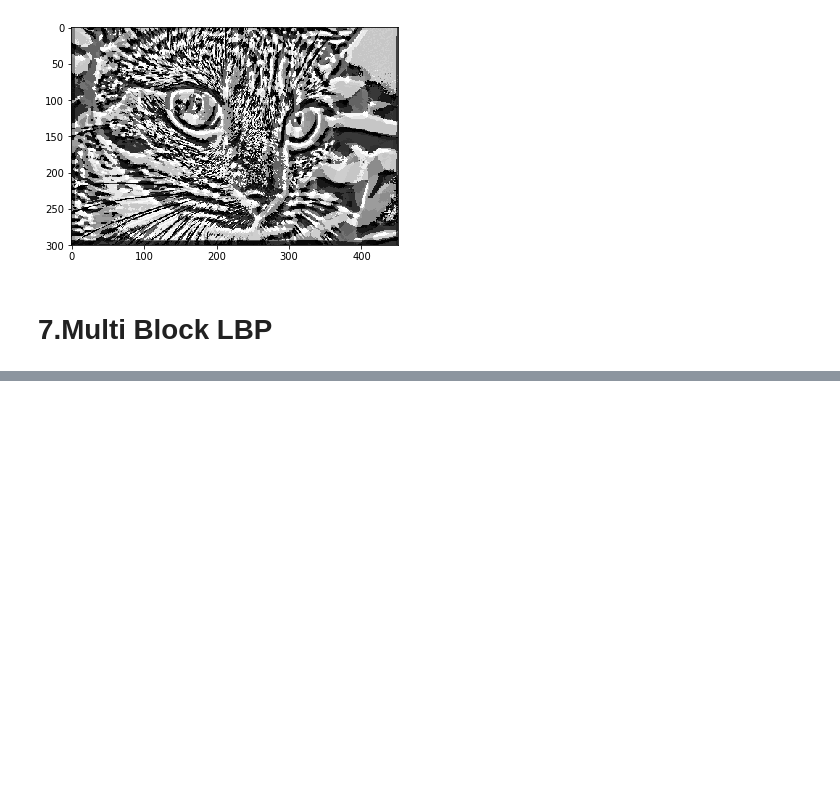
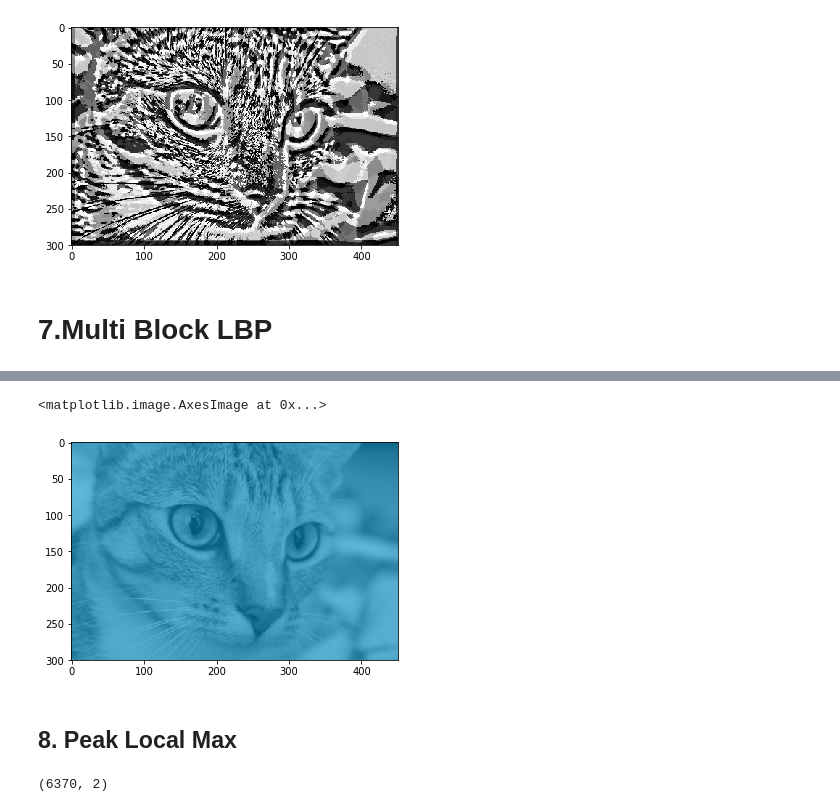
Before and after one commit to juxiangwu/image-processing, a Jupyter notebook: skimage-learning/1.4scikit-image API-Feature.ipynb, the cells around one changed output, grey strips where cells are left out. Drawn from its saved outputs; the diff is of its cells as text; code cells hidden in the pictures; blank space fills up the shorter version.

```diff
--- a/skimage-learning/1.4scikit-image API-Feature.ipynb
+++ b/skimage-learning/1.4scikit-image API-Feature.ipynb
@@ -112,0 +93,15 @@ print(result)
+# %%
+rows,cols = img_gray.shape
+res = feature.draw_multiblock_lbp(img_gray,0,0,cols,rows)
+# %%
+plt.imshow(res,'gray')
+# %% [output]
+<matplotlib.image.AxesImage at 0x...>
+[figure, added]
+# %% [markdown]
+## 8. Peak Local Max
+# %%
+dst = feature.peak_local_max(img_gray)
+print(dst.shape)
+# %% [output]
+(6370, 2)
```
Also changed, not shown: parts of 44 cells of this notebook, 1 other file.
